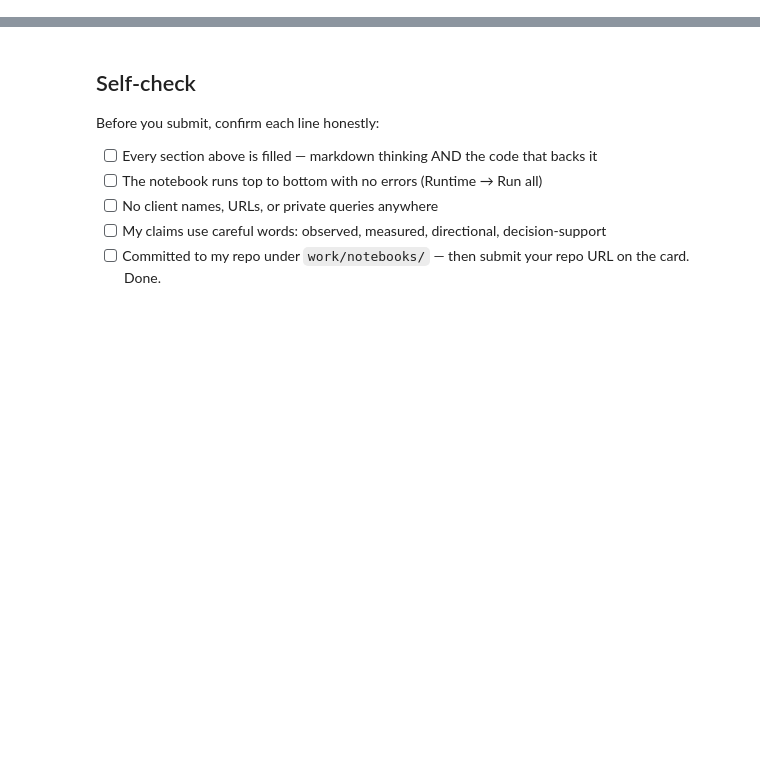
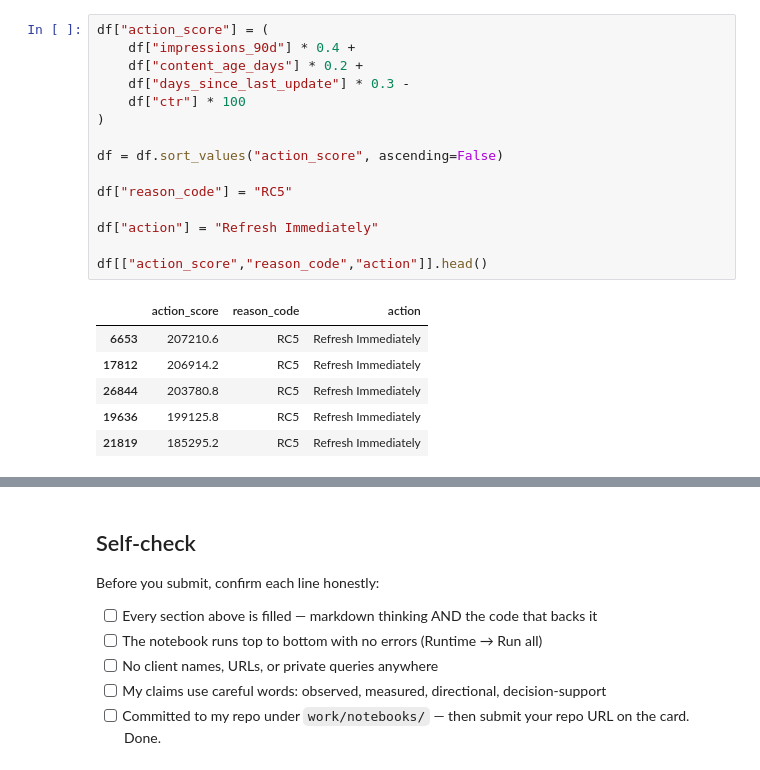
Before and after one commit to ZainAliShah199/flyrank-ml-internship, a Jupyter notebook: work/notebooks/w07_action_playbook.ipynb, the cells around one changed output, grey strips where cells are left out. Drawn from its saved outputs; the diff is of its cells as text; blank space fills up the shorter version.

```diff
--- a/work/notebooks/w07_action_playbook.ipynb
+++ b/work/notebooks/w07_action_playbook.ipynb
@@ -43,0 +76,22 @@ This skeleton is yours to fill. Work the sections **in order** — each one has
+# %%
+df["action_score"] = (
+    df["impressions_90d"] * 0.4 +
+    df["content_age_days"] * 0.2 +
+    df["days_since_last_update"] * 0.3 -
+    df["ctr"] * 100
+)
+
+df = df.sort_values("action_score", ascending=False)
+
+df["reason_code"] = "RC5"
+
+df["action"] = "Refresh Immediately"
+
+df[["action_score","reason_code","action"]].head()
+# %% [output]
+|  | action_score | reason_code | action |
+| 6653 | 207210.6 | RC5 | Refresh Immediately |
+| 17812 | 206914.2 | RC5 | Refresh Immediately |
+| 26844 | 203780.8 | RC5 | Refresh Immediately |
+| 19636 | 199125.8 | RC5 | Refresh Immediately |
+| 21819 | 185295.2 | RC5 | Refresh Immediately |
```
Also changed, not shown: parts of 21 cells of this notebook.
